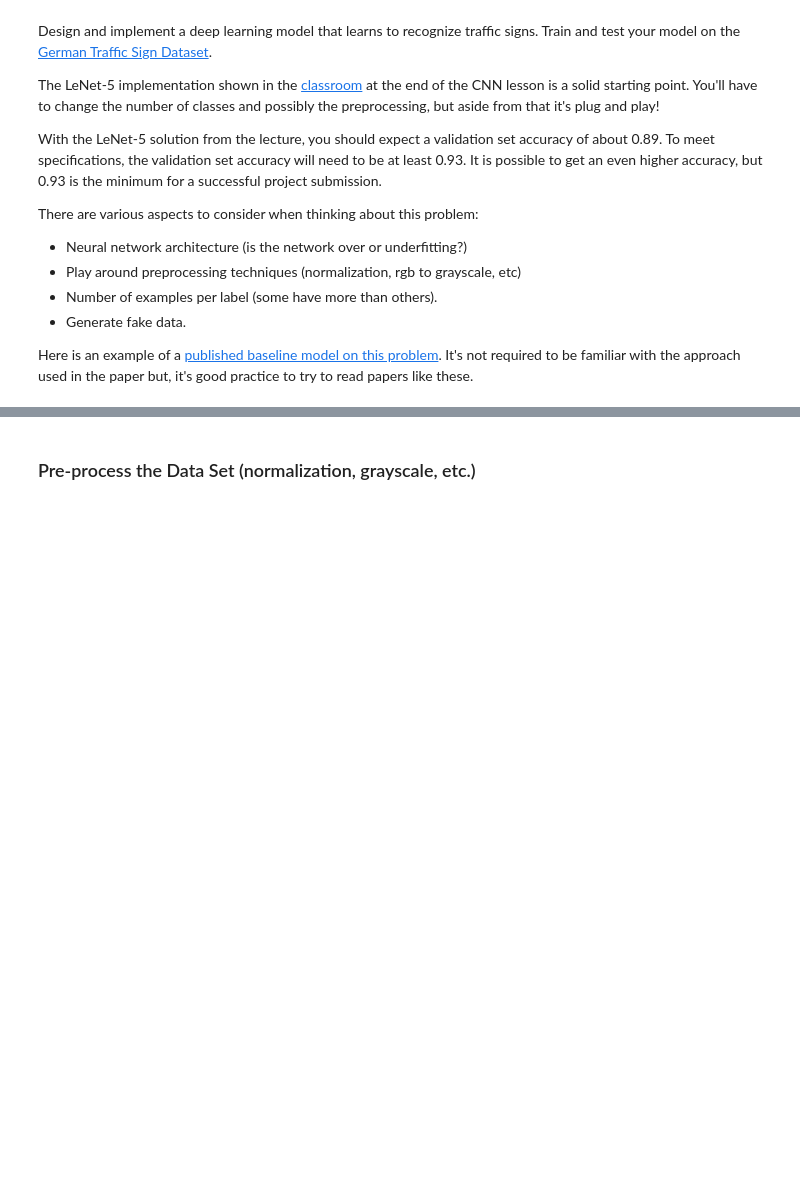
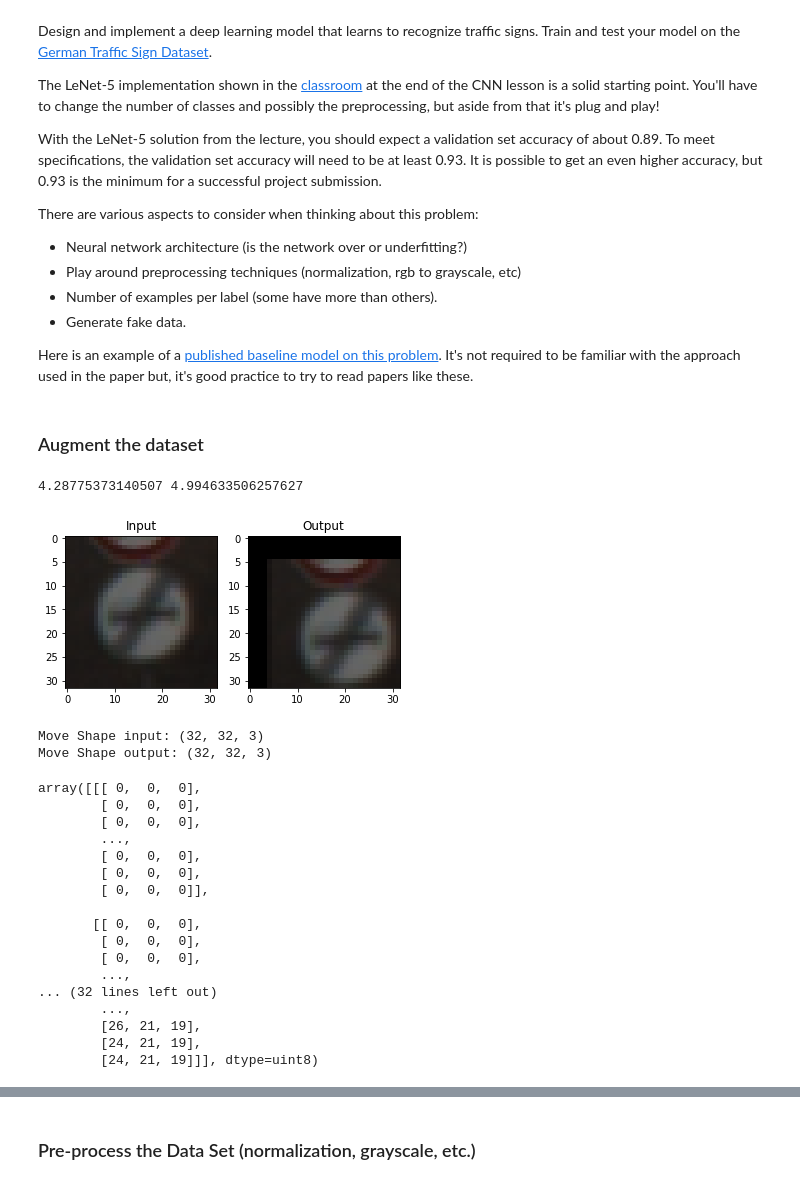
Before and after one commit to var7/CarND-Traffic-Sign-Classifier-Project, a Jupyter notebook: Traffic_Sign_Classifier.ipynb, the cells around one changed output, grey strips where cells are left out. Cells and saved outputs as stored; diff of their text form; code cells hidden in the pictures; blank space fills up the shorter version.

Commit message:
Added data augmentation

```diff
--- a/Traffic_Sign_Classifier.ipynb
+++ b/Traffic_Sign_Classifier.ipynb
@@ -260,3 +167,47 @@ There are various aspects to consider when thinking about this problem:
 - Generate fake data.
 
 Here is an example of a [published baseline model on this problem](http://yann.lecun.com/exdb/publis/pdf/sermanet-ijcnn-11.pdf). It's not required to be familiar with the approach used in the paper but, it's good practice to try to read papers like these.
+# %% [markdown]
+### Augment the dataset
+# %%
+def move_translate(img, move=10, show=False):
+    rows,cols,ch = img.shape
+
+    move_rng = np.random.uniform(-move,move)
+    tr_x = move_rng*np.random.uniform(-1,1)
+    tr_y = move_rng*np.random.uniform(-1,1)
+    M = np.float32([[1,0,tr_x],[0,1,tr_y]])
+
+    dst = cv2.warpAffine(img,M,(cols,rows))
+    if show == True:
+        print(tr_x, tr_y)
+        plt.subplot(121),plt.imshow(img.squeeze(), cmap='gray'),plt.title('Input')
+        plt.subplot(122),plt.imshow(dst.squeeze(), cmap='gray'),plt.title('Output')
+        plt.show()
+        print('Move Shape input:', img.shape)
+        print('Move Shape output:', dst.shape)
+    return dst
+# %%
+move_translate(X_train[10], show=True)
+# %% [output]
+4.28775373140507 4.994633506257627
+[figure, added]
+Move Shape input: (32, 32, 3)
+Move Shape output: (32, 32, 3)
+array([[[ 0,  0,  0],
+        [ 0,  0,  0],
+        [ 0,  0,  0],
+        ...,
+        [ 0,  0,  0],
+        [ 0,  0,  0],
+        [ 0,  0,  0]],
+
+       [[ 0,  0,  0],
+        [ 0,  0,  0],
+        [ 0,  0,  0],
+        ...,
+... (32 lines left out)
+        ...,
+        [26, 21, 19],
+        [24, 21, 19],
+        [24, 21, 19]]], dtype=uint8)
```
Also changed, not shown: parts of 25 cells of this notebook.
